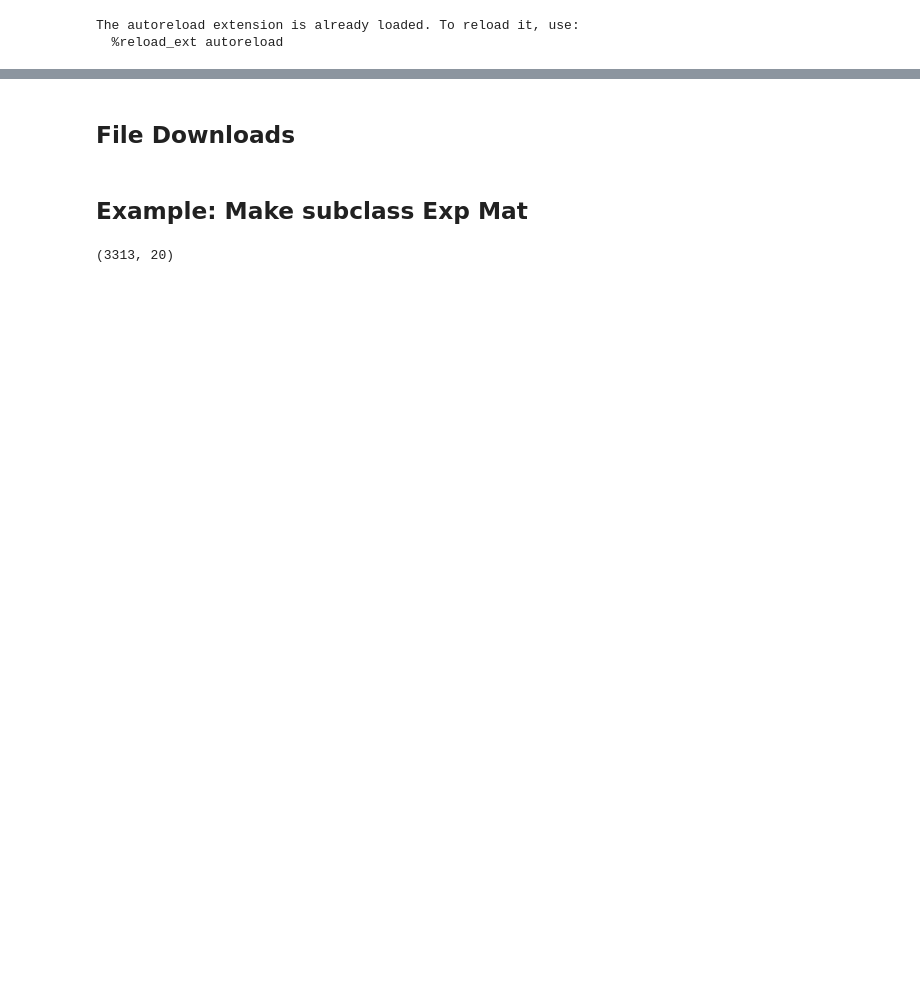
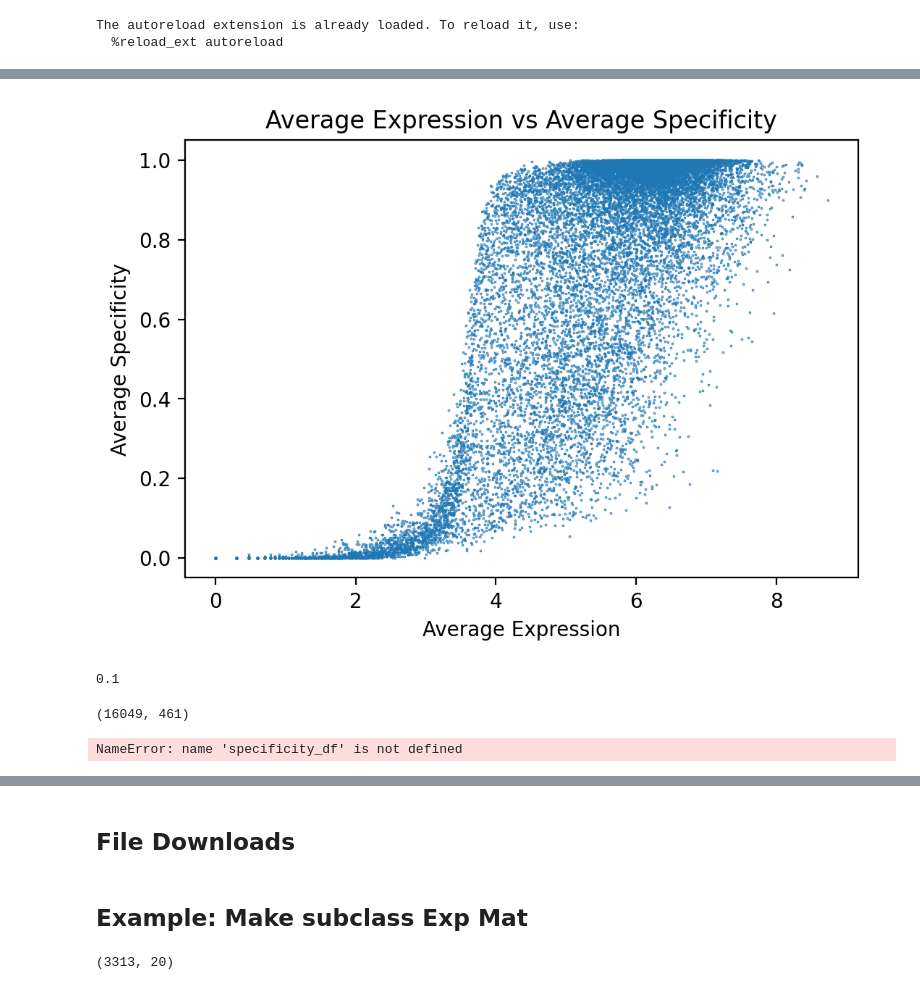
Before and after one commit to explorerwjy/CellTypeBias_VIP, a Jupyter notebook: notebooks/notebook_preprocessing.ipynb, the cells around one changed output, grey strips where cells are left out. Cells and saved outputs as stored; diff of their text form; code cells hidden in the pictures; blank space fills up the shorter version.

```diff
--- a/notebooks/notebook_preprocessing.ipynb
+++ b/notebooks/notebook_preprocessing.ipynb
@@ -23,0 +201,10 @@ fm._load_fontmanager(try_read_cache=False)
+# %%
+fig = plt.figure(dpi=200)
+plt.scatter(GeneExp, GeneAvgSpec, s=0.1)
+plt.xlabel("Average Expression")
+plt.ylabel("Average Specificity")
+plt.title("Average Expression vs Average Specificity")
+#plt.ylim(0.0015, 0.0022)
+plt.show()
+# %% [output]
+[figure, added]
@@ -23,0 +219,13 @@ fm._load_fontmanager(try_read_cache=False)
+# %%
+print(TPM_Cut)
+specificity_filt_df_clip.columns = specificity_filt_df_clip.columns.astype(int)
+specificity_filt_df_clip = specificity_filt_df_clip.loc[~specificity_filt_df_clip.index.isin(LowExpGenes)]
+specificity_filt_df_clip.to_csv("/home/jw3514/Work/CellType_Psy/dat/HumanCTExpressionMats/HumanCT.TPM.{}.Filt.Spec.clip.lowexp.cut1e4.csv".format(TPM_Cut))
+specificity_filt_df_clip_centered = CellTypeMeanCorrection(specificity_filt_df_clip)
+specificity_filt_df_clip_centered.to_csv("/home/jw3514/Work/CellType_Psy/dat/HumanCTExpressionMats/HumanCT.TPM.{}.Filt.Spec.clip.lowexp.cut1e4.mean_centered.csv".format(TPM_Cut))
+# %% [output]
+0.1
+# %%
+specificity_filt_df_clip.shape
+# %% [output]
+(16049, 461)
@@ -23,0 +236,5 @@ fm._load_fontmanager(try_read_cache=False)
+# %%
+specificity_df_percentile = specificity_df.apply(lambda x: pd.Series.rank(x, pct=True))
+specificity_filt_df_percentile = specificity_filt_df.apply(lambda x: pd.Series.rank(x, pct=True))
+# %% [output]
+NameError: name 'specificity_df' is not defined
```
Also changed, not shown: parts of 47 cells of this notebook, 16 other files.
